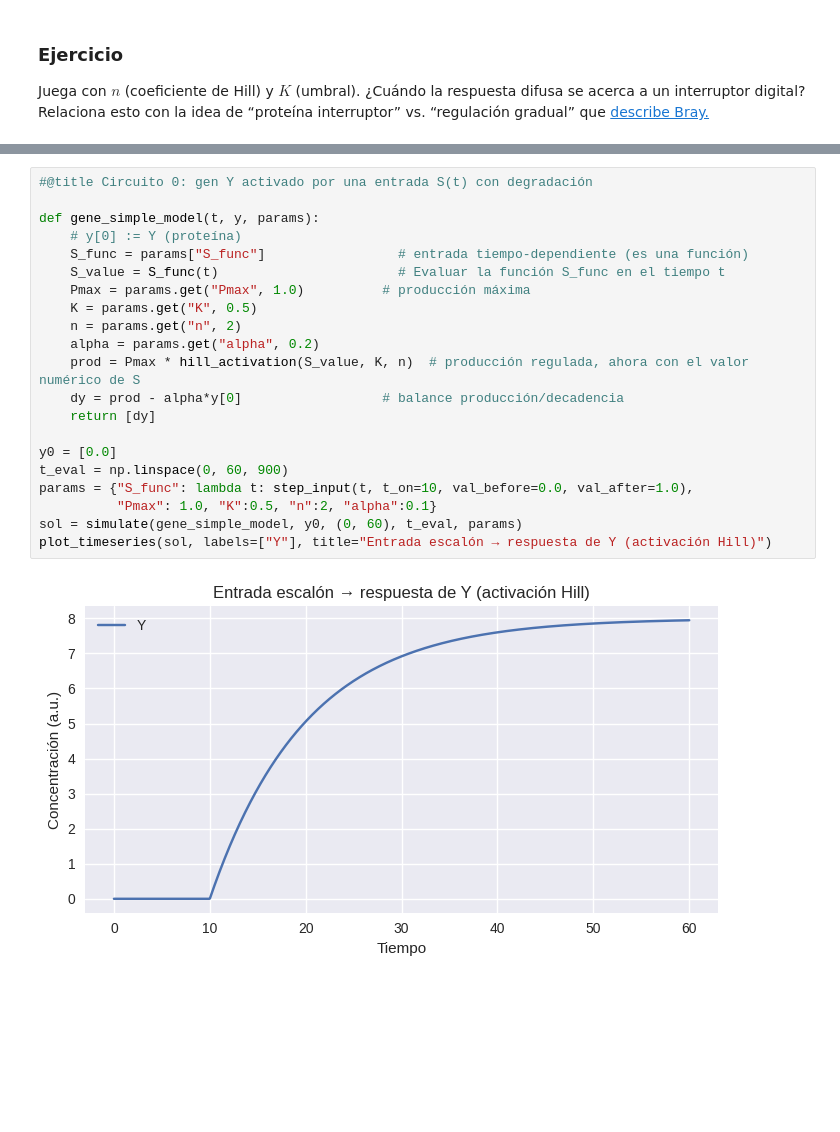
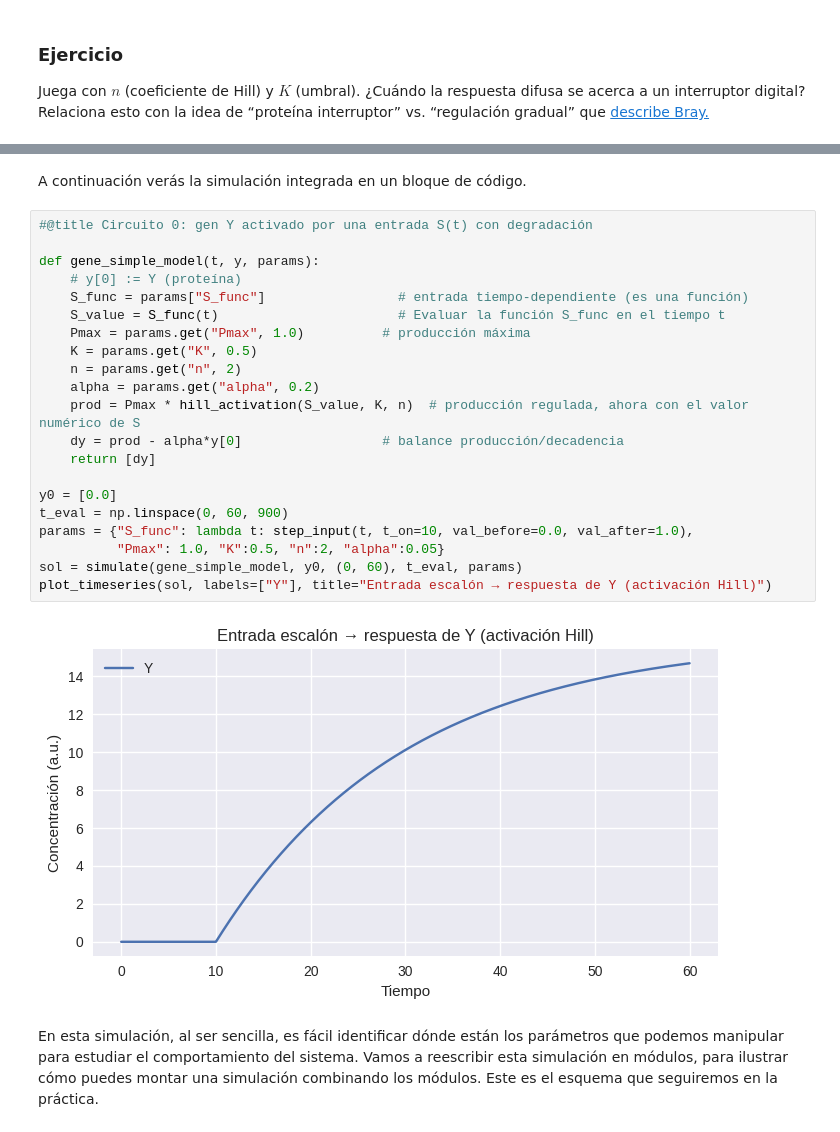
Before and after one commit to amoyag/Biofisica, a Jupyter notebook: S1_introduccion.ipynb, the cells around one changed output, grey strips where cells are left out. Saved outputs shown, nothing was run; the diff lists cells and outputs as text; blank space fills up the shorter version.

```diff
--- a/S1_introduccion.ipynb
+++ b/S1_introduccion.ipynb
@@ -165,23 +170,27 @@ Este bloque introduce el patrón clave que reutilizaremos en sesiones posteriore
+# %% [markdown]
+A continuación verás la simulación integrada en un bloque de código.
 # %%
 #@title Circuito 0: gen Y activado por una entrada S(t) con degradación
 
 def gene_simple_model(t, y, params):
     # y[0] := Y (proteína)
     S_func = params["S_func"]                 # entrada tiempo-dependiente (es una función)
     S_value = S_func(t)                       # Evaluar la función S_func en el tiempo t
     Pmax = params.get("Pmax", 1.0)          # producción máxima
     K = params.get("K", 0.5)
     n = params.get("n", 2)
     alpha = params.get("alpha", 0.2)
     prod = Pmax * hill_activation(S_value, K, n)  # producción regulada, ahora con el valor numérico de S
     dy = prod - alpha*y[0]                  # balance producción/decadencia
     return [dy]
 
 y0 = [0.0]
 t_eval = np.linspace(0, 60, 900)
 params = {"S_func": lambda t: step_input(t, t_on=10, val_before=0.0, val_after=1.0),
-          "Pmax": 1.0, "K":0.5, "n":2, "alpha":0.1}
+          "Pmax": 1.0, "K":0.5, "n":2, "alpha":0.05}
 sol = simulate(gene_simple_model, y0, (0, 60), t_eval, params)
 plot_timeseries(sol, labels=["Y"], title="Entrada escalón → respuesta de Y (activación Hill)")
 # %% [output]
-[figure, old version]
+[figure, new version]
+# %% [markdown]
+En esta simulación, al ser sencilla, es fácil identificar dónde están los parámetros que podemos manipular para estudiar el comportamiento del sistema. Vamos a reescribir esta simulación en módulos, para ilustrar cómo puedes montar una simulación combinando los módulos. Este es el esquema que seguiremos en la práctica.
```
Also changed, not shown: parts of 9 cells of this notebook.
